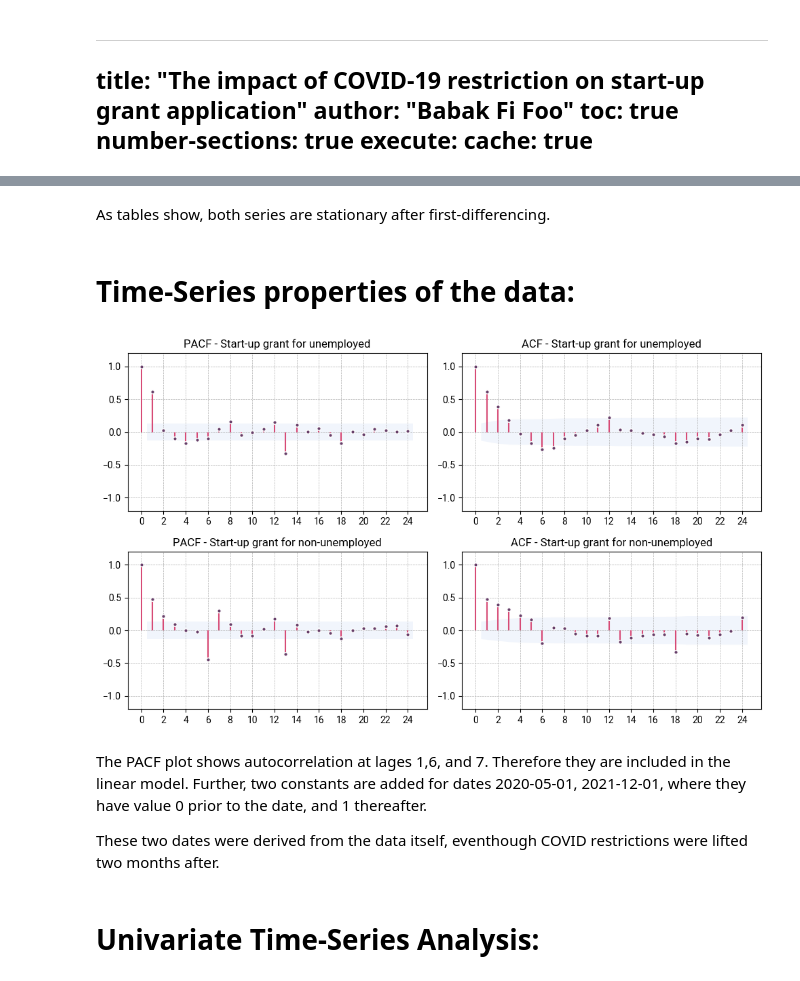
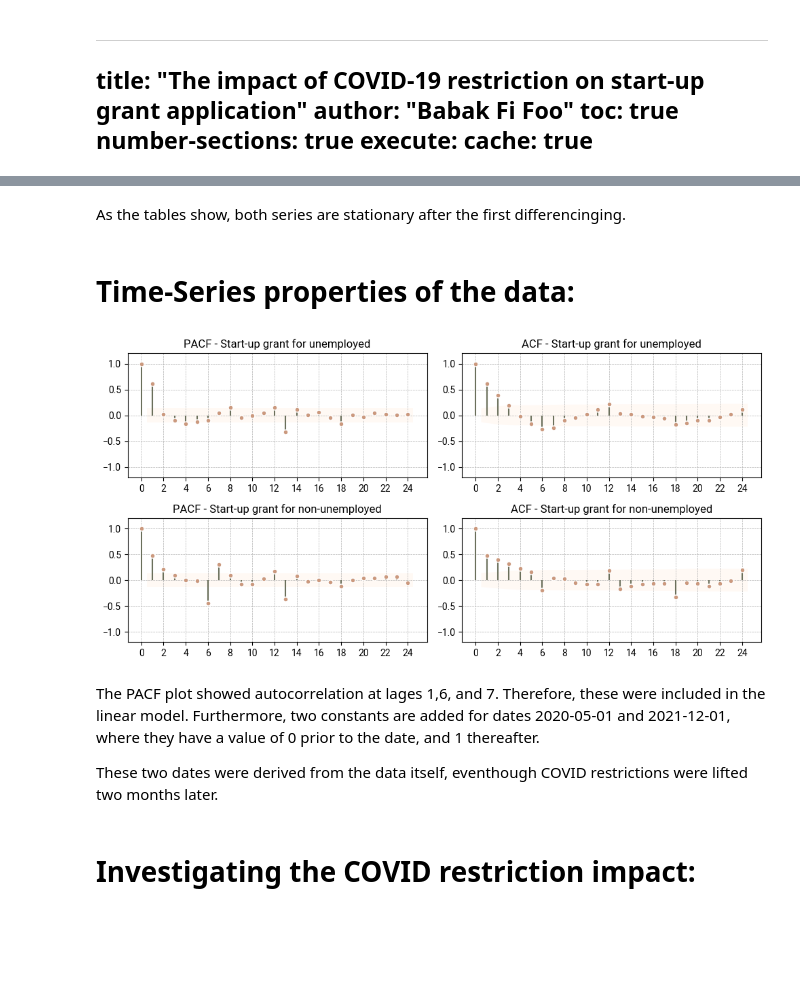
Before and after one commit to Babakfifoo/01_Labor_training, a Jupyter notebook: notebooks/01_startup_application.ipynb, the cells around one changed output, grey strips where cells are left out. Cells and saved outputs as stored; diff of their text form; code cells hidden in the pictures; blank space fills up the shorter version.

Commit message:
The notebook overhauled.
Analysis made better.
Visualizations improved.
Seasonality added to the ts models.
Syntax corrected in accordance to the recent commits to data loading modules.

```diff
--- a/notebooks/01_startup_application.ipynb
+++ b/notebooks/01_startup_application.ipynb
@@ -190,59 +266,39 @@ Critical Values: -2.66 (1%), -2.04 (5%), -1.72 (10%)
 Null Hypothesis: The process contains a unit root.
 Alternative Hypothesis: The process is weakly stationary.
 # %% [markdown]
-As tables show, both series are stationary after first-differencing.
+As the tables show, both series are stationary after the first differencinging.
 # %% [markdown]
 # Time-Series properties of the data:
-# %%
-# discovered on 2024-03-29 10:49:47
-def apply_TSplot_theme(axes):
-    for ax in axes:
-        ax.grid(True, which="both", ls="--", lw=0.5)
-        ax.set_ylim(-1.2, 1.2)
-        ax.set_xticks(range(0,26,2))
-        for line in ax.lines:
-            line.set_color("none")
-            line.set_markerfacecolor(color_pallet["c1"])
-            line.set_markersize(4)
-            line.set_markeredgecolor("white")
-        for item in ax.collections:
-            if type(item)==PolyCollection:
-                item.set_facecolor(color_pallet["shade"])
-            else:
-                item.set_color(color_pallet["c2"])
 # %%
-fig= plt.figure(figsize=(10,6))
-LAGS = 24
+fig = plt.figure(figsize=FIGSIZE)
 
 for i, col in enumerate(["grantUnemp", "grantEmp"]):
-    params = dict(
-        x=grant_data[col].diff().dropna(),
+    ts = grant_data[col].diff().dropna()
+    plot_pacf(
+        x=ts,
+        title="PACF - {n}".format(n=labels[col]),
+        ax=fig.add_subplot(2, 2, 1 + i * 2),
+        alpha=0.05,
         lags=LAGS,
-        alpha=0.05,
-    )
-
-    plot_pacf(
-        title="PACF - {n}".format(n=labels[col]),
-        ax=fig.add_subplot(2,2,1 + i*2),
-        **params,
     )
 
     plot_acf(
+        x=ts,
         title="ACF - {n}".format(n=labels[col]),
-        ax=fig.add_subplot(2,2,2 + i*2),
-        **params,
+        ax=fig.add_subplot(2, 2, 2 + i * 2),
+        alpha=0.05,
+        lags=LAGS,
     )
 
 
 apply_TSplot_theme(fig.get_axes())
 
 fig.tight_layout()
 plt.show()
 # %% [output]
-[figure, old version]
+[figure, new version]
 # %% [markdown]
-The PACF plot shows autocorrelation at lages 1,6, and 7. Therefore they are included in the linear model. Further, two constants are added for dates 2020-05-01, 2021-12-01, where they have value 0 prior to the date, and 1 thereafter.
+The PACF plot showed autocorrelation at lages 1,6, and 7. Therefore, these were included in the linear model. Furthermore, two constants are added for dates 2020-05-01 and 2021-12-01, where they have a value of 0 prior to the date, and 1 thereafter.
 
-These two dates were derived from the data itself, eventhough COVID restrictions were lifted two months after.
+
+These two dates were derived from the data itself, eventhough COVID restrictions were lifted two months later.
-# %% [markdown]
-# Univariate Time-Series Analysis:
@@ -275,0 +305,2 @@ def plot_CDF_vs_normal(arr, ax):
+# %% [markdown]
+# Investigating the COVID restriction impact:
```
Also changed, not shown: parts of 36 cells of this notebook.
